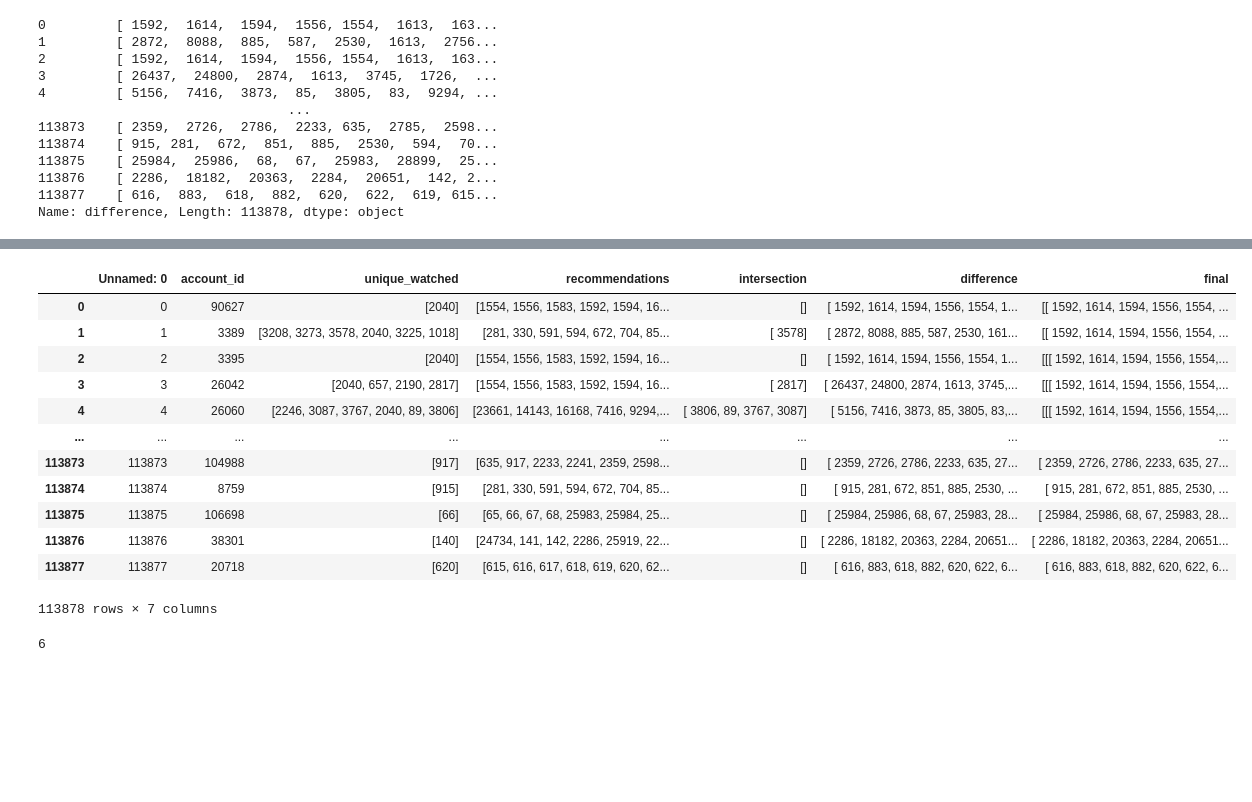
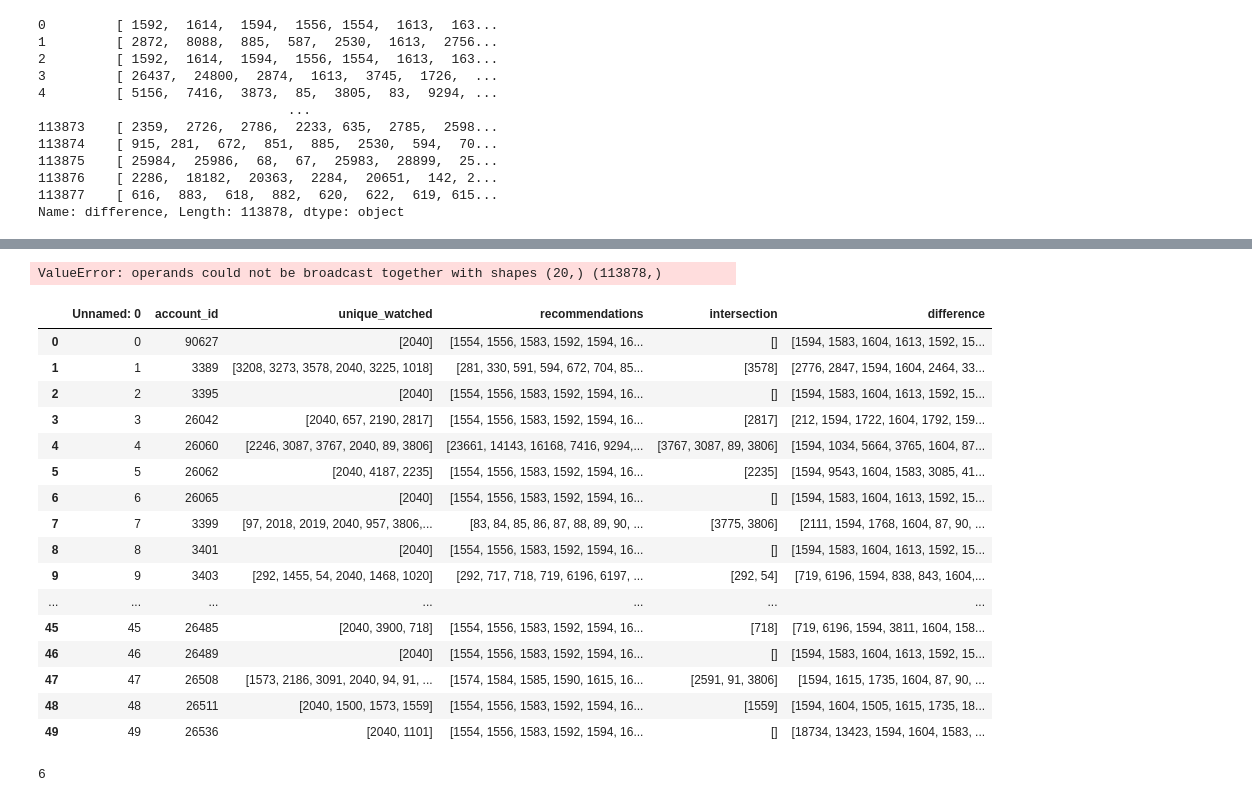
Before and after one commit to Qk527/DesafioTelecom, a Jupyter notebook: Model/Filtro.ipynb, the cells around one changed output, grey strips where cells are left out. Cells and saved outputs as stored; diff of their text form; code cells hidden in the pictures; blank space fills up the shorter version.

```diff
--- a/Model/Filtro.ipynb
+++ b/Model/Filtro.ipynb
@@ -115,2 +148,6 @@ df
 # %%
 df['final']=df['difference']
+# %%
+top_20 =  [2040,4133, 2160, 1139, 1316, 2012, 2942, 1462, 3900, 1983, 1800, 176 , 3353, 712 , 774 , 3712, 729 , 1020, 135, 2627  ]
+# %%
+df['difference'] = [list(set(a).difference(set(b))) for a, b in zip(top_20, uwDF)]
@@ -132,0 +175,2 @@ df
+# %%
+df['test']= uwDF.append(top_20)
@@ -133,19 +194,27 @@ df
+# %%
+df['top'] = top_20 - uwDF
+# %% [output]
+ValueError: operands could not be broadcast together with shapes (20,) (113878,)
 # %%
-df
+df.head(50)
 # %% [output]
-|  | Unnamed: 0 | account_id | unique_watched | recommendations | intersection | difference | final |
-| 0 | 0 | 90627 | [2040] | [1554, 1556, 1583, 1592, 1594, 16... | [] | [ 1592, 1614, 1594, 1556, 1554, 1... | [[ 1592, 1614, 1594, 1556, 1554, ... |
-| 1 | 1 | 3389 | [3208, 3273, 3578, 2040, 3225, 1018] | [281, 330, 591, 594, 672, 704, 85... | [ 3578] | [ 2872, 8088, 885, 587, 2530, 161... | [[ 1592, 1614, 1594, 1556, 1554, ... |
-| 2 | 2 | 3395 | [2040] | [1554, 1556, 1583, 1592, 1594, 16... | [] | [ 1592, 1614, 1594, 1556, 1554, 1... | [[[ 1592, 1614, 1594, 1556, 1554,... |
-| 3 | 3 | 26042 | [2040, 657, 2190, 2817] | [1554, 1556, 1583, 1592, 1594, 16... | [ 2817] | [ 26437, 24800, 2874, 1613, 3745,... | [[[ 1592, 1614, 1594, 1556, 1554,... |
-| 4 | 4 | 26060 | [2246, 3087, 3767, 2040, 89, 3806] | [23661, 14143, 16168, 7416, 9294,... | [ 3806, 89, 3767, 3087] | [ 5156, 7416, 3873, 85, 3805, 83,... | [[[ 1592, 1614, 1594, 1556, 1554,... |
-| ... | ... | ... | ... | ... | ... | ... | ... |
-| 113873 | 113873 | 104988 | [917] | [635, 917, 2233, 2241, 2359, 2598... | [] | [ 2359, 2726, 2786, 2233, 635, 27... | [ 2359, 2726, 2786, 2233, 635, 27... |
-| 113874 | 113874 | 8759 | [915] | [281, 330, 591, 594, 672, 704, 85... | [] | [ 915, 281, 672, 851, 885, 2530, ... | [ 915, 281, 672, 851, 885, 2530, ... |
-| 113875 | 113875 | 106698 | [66] | [65, 66, 67, 68, 25983, 25984, 25... | [] | [ 25984, 25986, 68, 67, 25983, 28... | [ 25984, 25986, 68, 67, 25983, 28... |
-| 113876 | 113876 | 38301 | [140] | [24734, 141, 142, 2286, 25919, 22... | [] | [ 2286, 18182, 20363, 2284, 20651... | [ 2286, 18182, 20363, 2284, 20651... |
-| 113877 | 113877 | 20718 | [620] | [615, 616, 617, 618, 619, 620, 62... | [] | [ 616, 883, 618, 882, 620, 622, 6... | [ 616, 883, 618, 882, 620, 622, 6... |
+|  | Unnamed: 0 | account_id | unique_watched | recommendations | intersection | difference |
+| 0 | 0 | 90627 | [2040] | [1554, 1556, 1583, 1592, 1594, 16... | [] | [1594, 1583, 1604, 1613, 1592, 15... |
+| 1 | 1 | 3389 | [3208, 3273, 3578, 2040, 3225, 1018] | [281, 330, 591, 594, 672, 704, 85... | [3578] | [2776, 2847, 1594, 1604, 2464, 33... |
+| 2 | 2 | 3395 | [2040] | [1554, 1556, 1583, 1592, 1594, 16... | [] | [1594, 1583, 1604, 1613, 1592, 15... |
+| 3 | 3 | 26042 | [2040, 657, 2190, 2817] | [1554, 1556, 1583, 1592, 1594, 16... | [2817] | [212, 1594, 1722, 1604, 1792, 159... |
+| 4 | 4 | 26060 | [2246, 3087, 3767, 2040, 89, 3806] | [23661, 14143, 16168, 7416, 9294,... | [3767, 3087, 89, 3806] | [1594, 1034, 5664, 3765, 1604, 87... |
+| 5 | 5 | 26062 | [2040, 4187, 2235] | [1554, 1556, 1583, 1592, 1594, 16... | [2235] | [1594, 9543, 1604, 1583, 3085, 41... |
+| 6 | 6 | 26065 | [2040] | [1554, 1556, 1583, 1592, 1594, 16... | [] | [1594, 1583, 1604, 1613, 1592, 15... |
+| 7 | 7 | 3399 | [97, 2018, 2019, 2040, 957, 3806,... | [83, 84, 85, 86, 87, 88, 89, 90, ... | [3775, 3806] | [2111, 1594, 1768, 1604, 87, 90, ... |
+| 8 | 8 | 3401 | [2040] | [1554, 1556, 1583, 1592, 1594, 16... | [] | [1594, 1583, 1604, 1613, 1592, 15... |
+| 9 | 9 | 3403 | [292, 1455, 54, 2040, 1468, 1020] | [292, 717, 718, 719, 6196, 6197, ... | [292, 54] | [719, 6196, 1594, 838, 843, 1604,... |
+| ... | ... | ... | ... | ... | ... | ... |
+| 45 | 45 | 26485 | [2040, 3900, 718] | [1554, 1556, 1583, 1592, 1594, 16... | [718] | [719, 6196, 1594, 3811, 1604, 158... |
+| 46 | 46 | 26489 | [2040] | [1554, 1556, 1583, 1592, 1594, 16... | [] | [1594, 1583, 1604, 1613, 1592, 15... |
+| 47 | 47 | 26508 | [1573, 2186, 3091, 2040, 94, 91, ... | [1574, 1584, 1585, 1590, 1615, 16... | [2591, 91, 3806] | [1594, 1615, 1735, 1604, 87, 90, ... |
+| 48 | 48 | 26511 | [2040, 1500, 1573, 1559] | [1554, 1556, 1583, 1592, 1594, 16... | [1559] | [1594, 1604, 1505, 1615, 1735, 18... |
+| 49 | 49 | 26536 | [2040, 1101] | [1554, 1556, 1583, 1592, 1594, 16... | [] | [18734, 13423, 1594, 1604, 1583, ... |
-113878 rows × 7 columns
 # %%
 import re
 len(list(df.unique_watched[0]))
```
Also changed, not shown: parts of 33 cells of this notebook.
